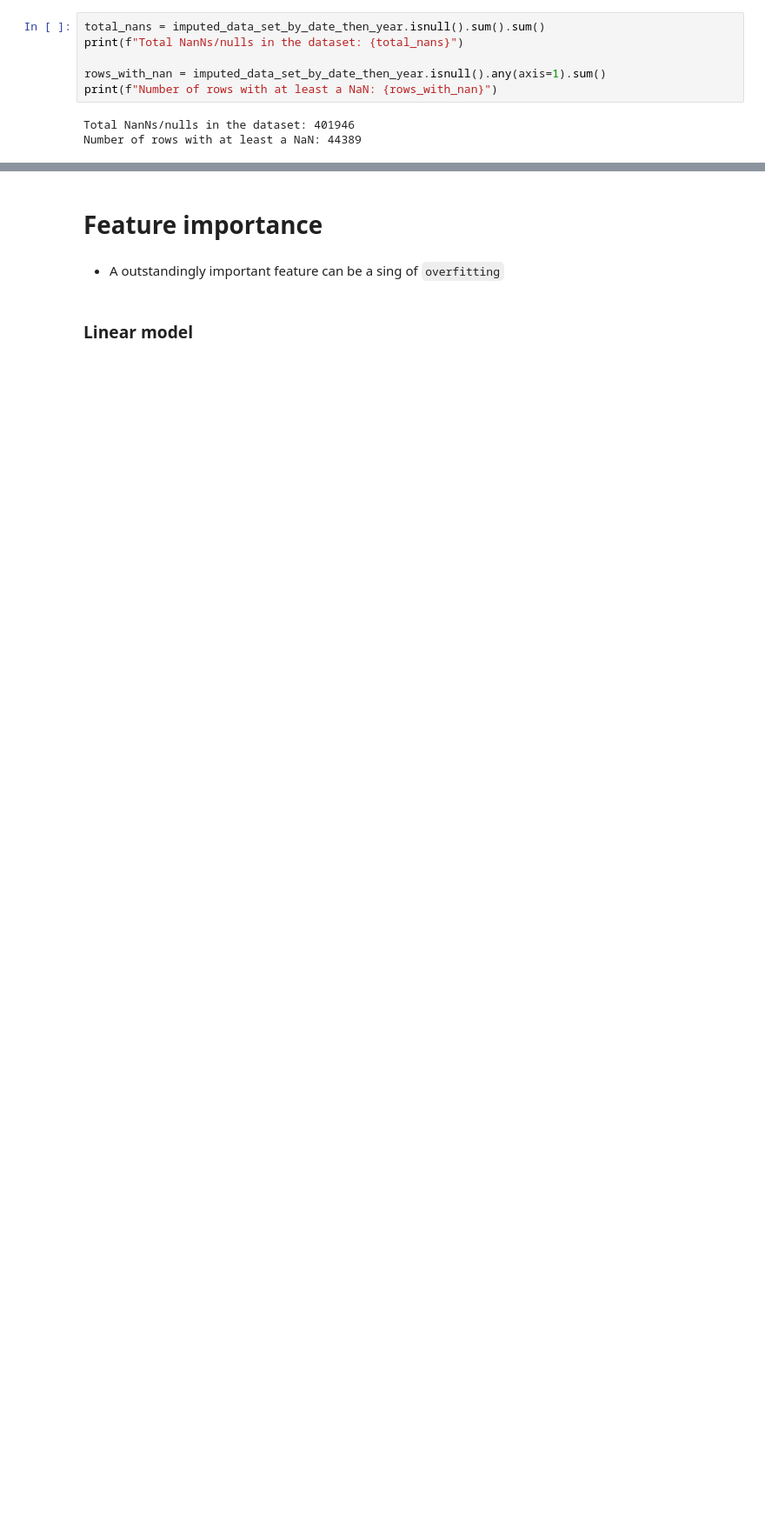
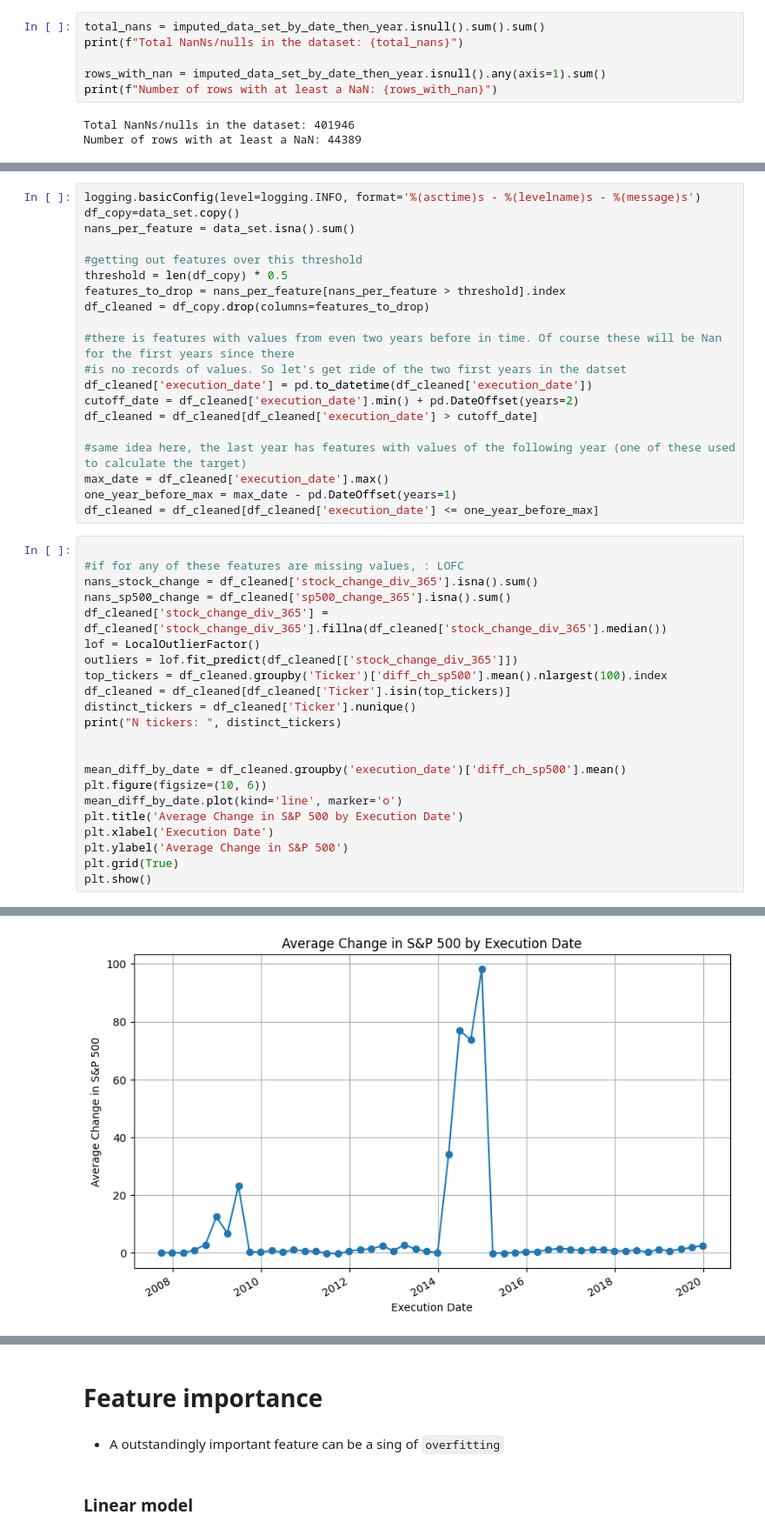
Before and after one commit to adrianibeas/zrive-ds, a Jupyter notebook: src/module_5/module5.ipynb_/module5.ipynb, the cells around one changed output, grey strips where cells are left out. Shown at 87% size. Saved outputs shown, nothing was run; the diff lists cells and outputs as text; blank space fills up the shorter version.

Commit message:
clean_df

```diff
--- a/src/module_5/module5.ipynb_/module5.ipynb
+++ b/src/module_5/module5.ipynb_/module5.ipynb
@@ -963,0 +853,43 @@ KeyError: "['NaN_Count'] not found in axis"
+# %%
+logging.basicConfig(level=logging.INFO, format='%(asctime)s - %(levelname)s - %(message)s')
+df_copy=data_set.copy()
+nans_per_feature = data_set.isna().sum()
+
+#getting out features over this threshold
+threshold = len(df_copy) * 0.5
+features_to_drop = nans_per_feature[nans_per_feature > threshold].index
+df_cleaned = df_copy.drop(columns=features_to_drop)
+
+#there is features with values from even two years before in time. Of course these will be Nan for the first years since there
+#is no records of values. So let's get ride of the two first years in the datset
+df_cleaned['execution_date'] = pd.to_datetime(df_cleaned['execution_date'])
+cutoff_date = df_cleaned['execution_date'].min() + pd.DateOffset(years=2)
+df_cleaned = df_cleaned[df_cleaned['execution_date'] > cutoff_date]
+
+#same idea here, the last year has features with values of the following year (one of these used to calculate the target)
+max_date = df_cleaned['execution_date'].max()
+one_year_before_max = max_date - pd.DateOffset(years=1)
+df_cleaned = df_cleaned[df_cleaned['execution_date'] <= one_year_before_max]
+# %%
+
+#if for any of these features are missing values, : LOFC
+nans_stock_change = df_cleaned['stock_change_div_365'].isna().sum()
+nans_sp500_change = df_cleaned['sp500_change_365'].isna().sum()
+df_cleaned['stock_change_div_365'] = df_cleaned['stock_change_div_365'].fillna(df_cleaned['stock_change_div_365'].median())
+lof = LocalOutlierFactor()
+outliers = lof.fit_predict(df_cleaned[['stock_change_div_365']])
+top_tickers = df_cleaned.groupby('Ticker')['diff_ch_sp500'].mean().nlargest(100).index
+df_cleaned = df_cleaned[df_cleaned['Ticker'].isin(top_tickers)]
+distinct_tickers = df_cleaned['Ticker'].nunique()
+print("N tickers: ", distinct_tickers)
+
+
+mean_diff_by_date = df_cleaned.groupby('execution_date')['diff_ch_sp500'].mean()
+plt.figure(figsize=(10, 6))
+mean_diff_by_date.plot(kind='line', marker='o')
+plt.title('Average Change in S&P 500 by Execution Date')
+plt.xlabel('Execution Date')
+plt.ylabel('Average Change in S&P 500')
+plt.grid(True)
+plt.show()
+# %% [output]
@@ -963,0 +897 @@ KeyError: "['NaN_Count'] not found in axis"
+[figure, added]
```
Also changed, not shown: parts of 26 cells of this notebook.
